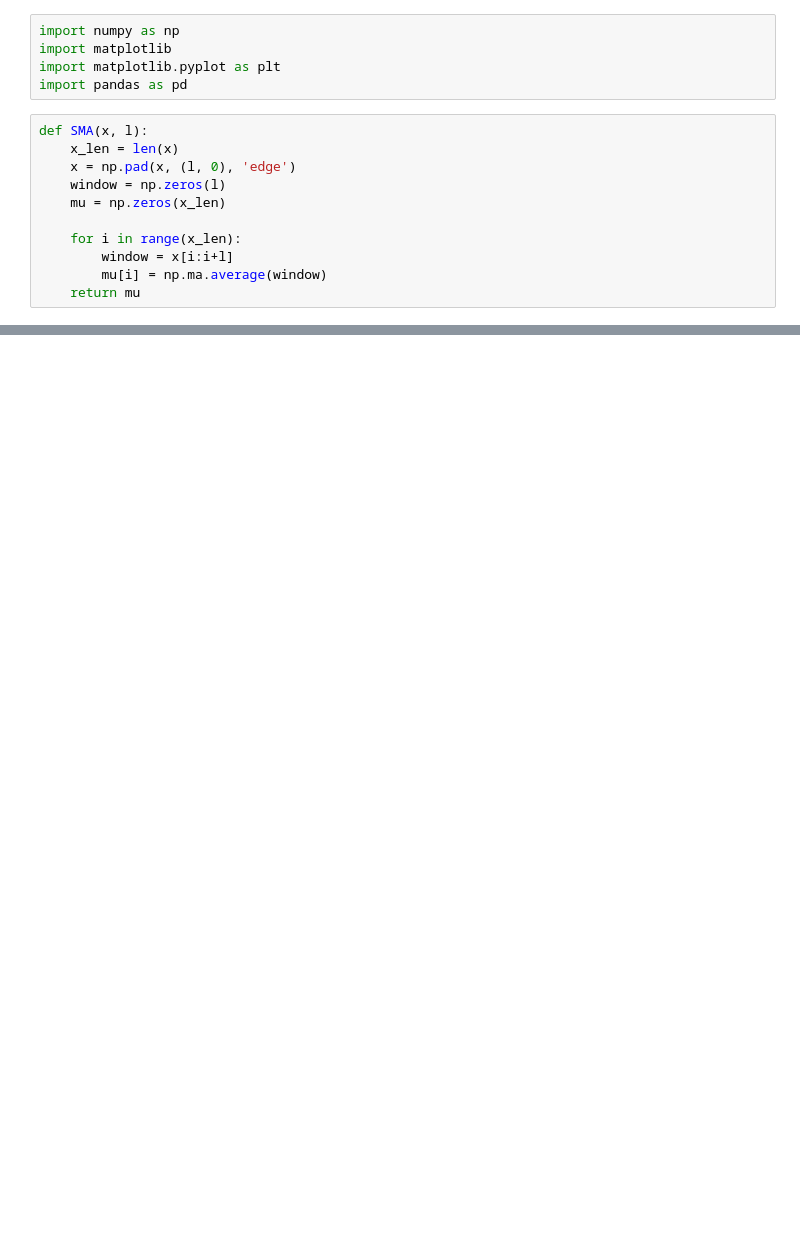
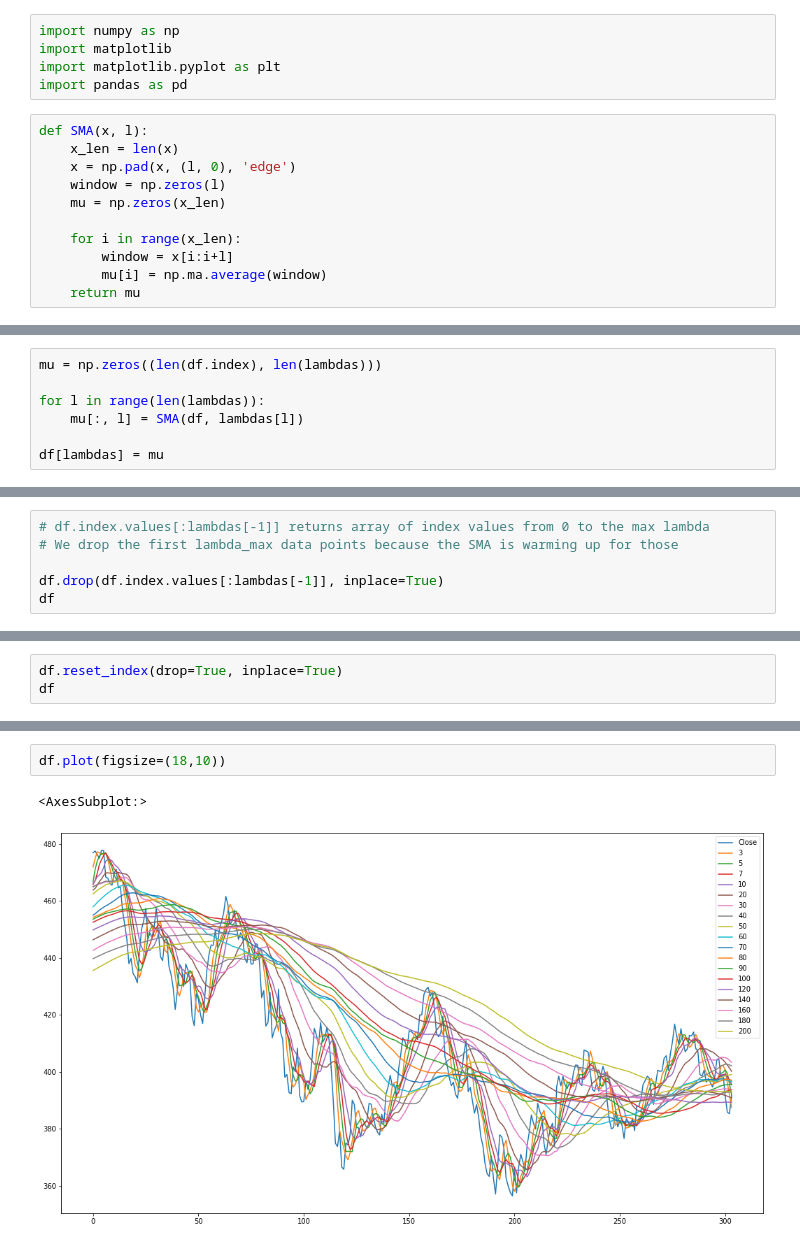
Before and after one commit to mroberts1137/Price-Data-Analysis, a Jupyter notebook: PriceDataAnalyzer.ipynb, the cells around one changed output, grey strips where cells are left out. Saved outputs shown, nothing was run; the diff lists cells and outputs as text; blank space fills up the shorter version.

Commit message:
Added SMA array calculator

```diff
--- a/PriceDataAnalyzer.ipynb
+++ b/PriceDataAnalyzer.ipynb
@@ -44,0 +51,7 @@ plt.show()
+# %%
+mu = np.zeros((len(df.index), len(lambdas)))
+
+for l in range(len(lambdas)):
+    mu[:, l] = SMA(df, lambdas[l])
+
+df[lambdas] = mu
@@ -44,0 +74,6 @@ plt.show()
+# %%
+# df.index.values[:lambdas[-1]] returns array of index values from 0 to the max lambda
+# We drop the first lambda_max data points because the SMA is warming up for those
+
+df.drop(df.index.values[:lambdas[-1]], inplace=True)
+df
@@ -44,0 +94,3 @@ plt.show()
+# %%
+df.reset_index(drop=True, inplace=True)
+df
@@ -44,0 +111,5 @@ plt.show()
+# %%
+df.plot(figsize=(18,10))
+# %% [output]
+<AxesSubplot:>
+[figure, added]
```
Also changed, not shown: parts of 6 cells of this notebook, 2 other files.
